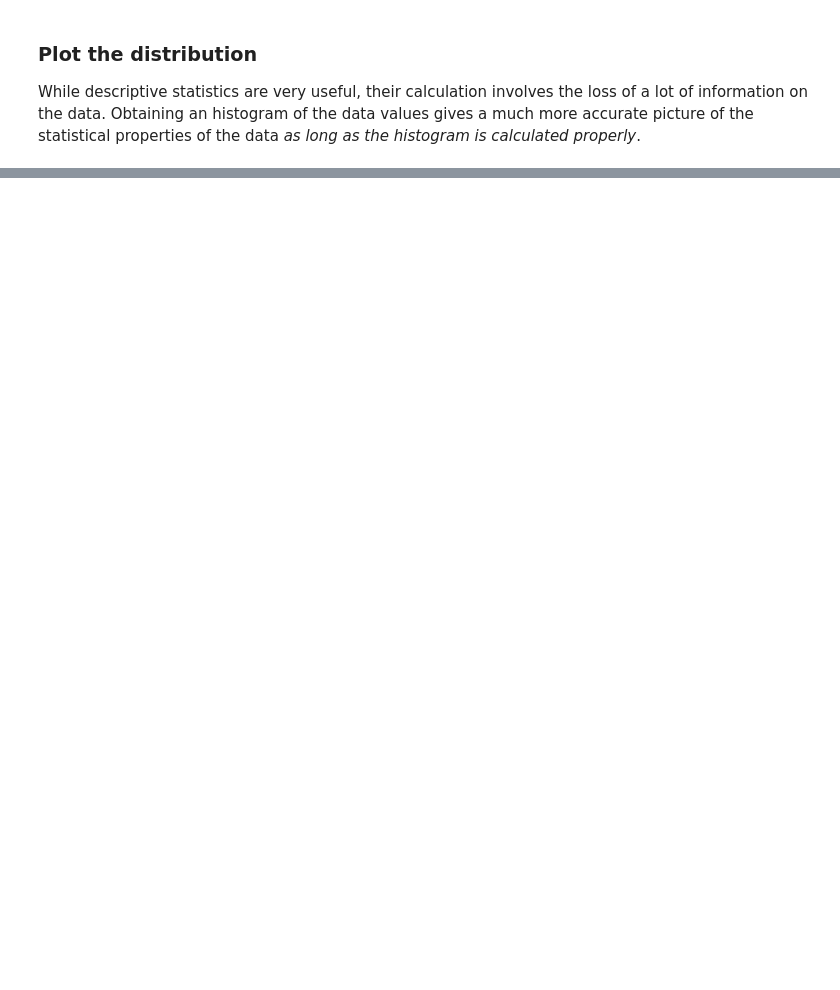
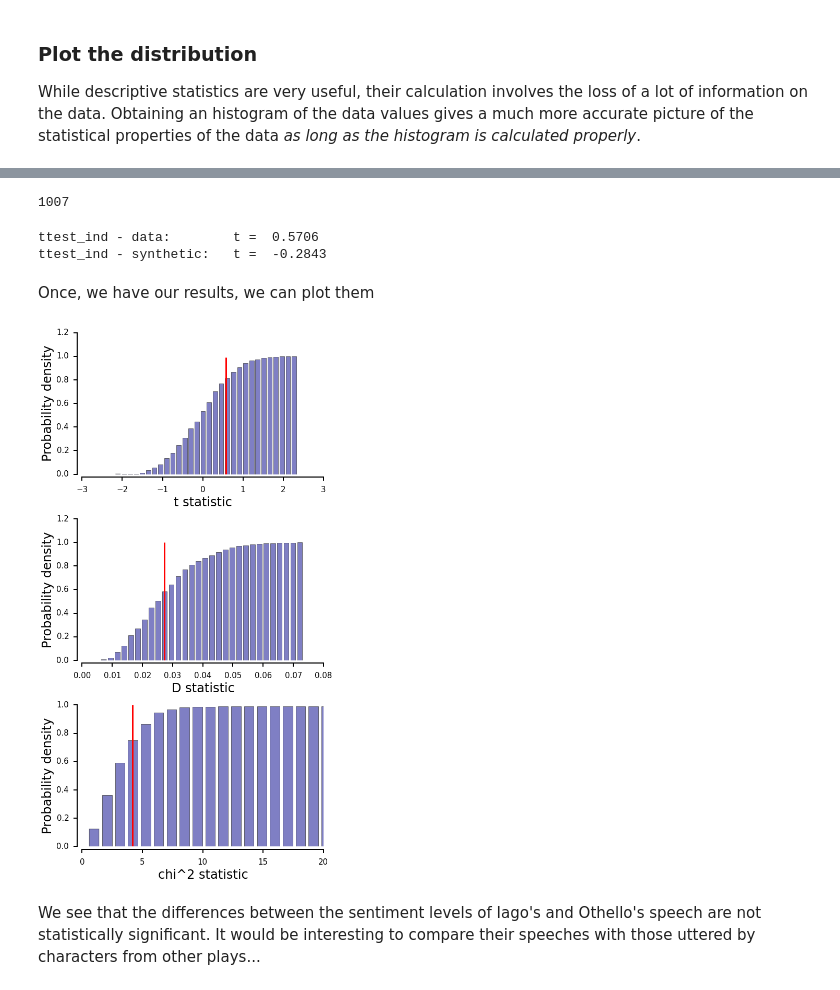
Before and after one commit to amarallab/Introduction-to-Python-Programming-and-Data-Science, a Jupyter notebook: Lessons/Day7_am1_Statistical_analysis_w_Python.ipynb, the cells around one changed output, grey strips where cells are left out. Saved outputs shown, nothing was run; the diff lists cells and outputs as text; code cells hidden in the pictures; blank space fills up the shorter version.

```diff
--- a/Lessons/Day7_am1_Statistical_analysis_w_Python.ipynb
+++ b/Lessons/Day7_am1_Statistical_analysis_w_Python.ipynb
@@ -404,0 +231,24 @@ plt.show()
+# %%
+# Generate combined data set
+
+joint_sample = copy(othello_sentiment)
+joint_sample.extend(iago_sentiment)
+print(len(joint_sample))
+# %% [output]
+1007
+# %%
+# Generate synthetic data sets
+
+othello_synthetic = sample(joint_sample, N_othello)
+iago_synthetic = sample(joint_sample, N_iago)
+# %%
+# Use t-test to check differences in average
+
+t, p = stat.ttest_ind(othello_sentiment, iago_sentiment, equal_var = False)
+print('ttest_ind - data: \t t =  {0:6.4f}'.format(t) )
+
+t, p = stat.ttest_ind(othello_synthetic, iago_synthetic, equal_var = False)
+print('ttest_ind - synthetic: \t t =  {0:6.4f}'.format(t) )
+# %% [output]
+ttest_ind - data:        t =  0.5706
+ttest_ind - synthetic:   t =  -0.2843
@@ -404,0 +262,2 @@ plt.show()
+# %% [markdown]
+Once, we have our results, we can plot them
@@ -404,0 +290,43 @@ plt.show()
+# %%
+fig = plt.figure( figsize = (8, 15) )
+my_font_size = 15
+
+sub1 = fig.add_subplot(3,1,1)
+sub2 = fig.add_subplot(3,1,2)
+sub3 = fig.add_subplot(3,1,3)
+
+half_frame(sub1, "t statistic", "Probability density", font_size = my_font_size)
+half_frame(sub2, "D statistic", "Probability density", font_size = my_font_size)
+half_frame(sub3, "chi^2 statistic", "Probability density", font_size = my_font_size)
+
+# Calculate and plot histogram
+#
+sub1.hist(t_statistic, 30, normed = 1, color = 'darkblue', rwidth = 0.75, alpha = 0.5,
+          histtype = "bar", cumulative = True)
+
+t, p = stat.ttest_ind(othello_sentiment, iago_sentiment, equal_var = False)
+sub1.vlines(t, ymin = 0, ymax = 0.99, lw = 3, color = "red", label = "data")
+
+sub2.hist(D_statistic, 30, normed = 1, color = 'darkblue', rwidth = 0.75, alpha = 0.5,
+          histtype = "bar", cumulative = True)
+
+D, p = stat.ks_2samp(othello_sentiment, iago_sentiment)
+sub2.vlines(D, ymin = 0, ymax = 1, lw = 3, color = "red", label = "data")
+
+
+sub3.hist(chisquared_statistic, 200, normed = 1, color = 'darkblue', rwidth = 0.75, alpha = 0.5,
+          histtype = "bar", cumulative = True)
+
+sub3.vlines(chisquared_data, ymin = 0, ymax = 1, lw = 3, color = "red", label = "data")
+sub3.set_xlim([0,20])
+
+# Format legend
+#sub1.legend(loc = "best", frameon = False, markerscale = 1.8, fontsize = my_font_size)
+
+plt.tight_layout()
+
+plt.show()
+# %% [output]
+[figure, added]
+# %% [markdown]
+We see that the differences between the sentiment levels of Iago's and Othello's speech are not statistically significant.  It would be interesting to compare their speeches with those uttered by characters from other plays...
```
Also changed, not shown: parts of 28 cells of this notebook, 1 other file.
